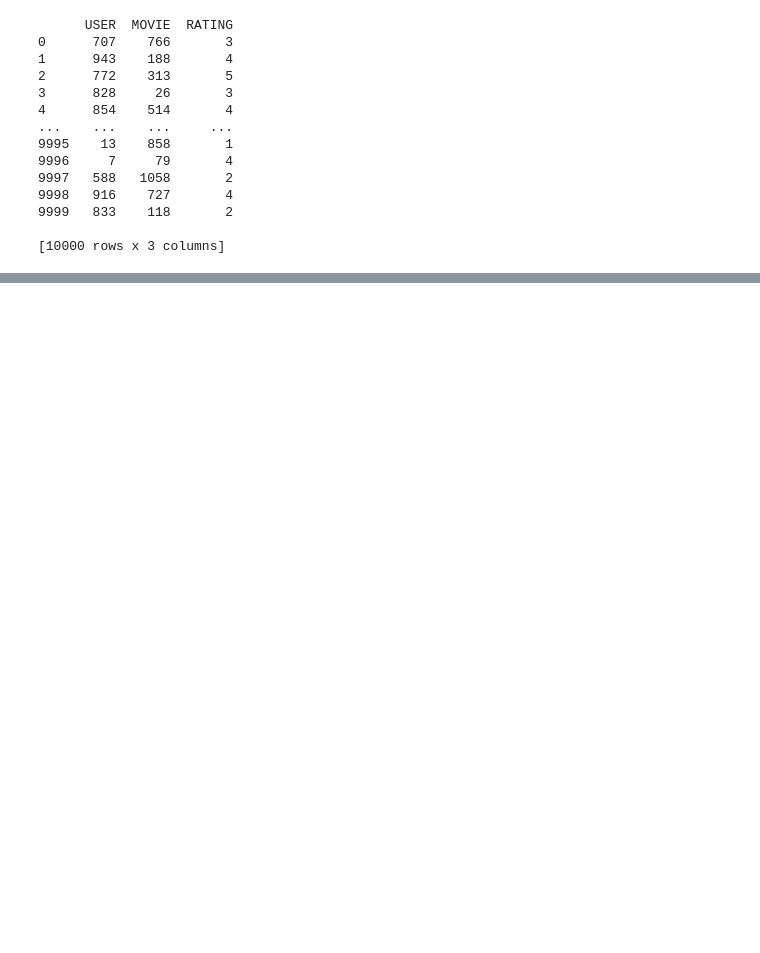
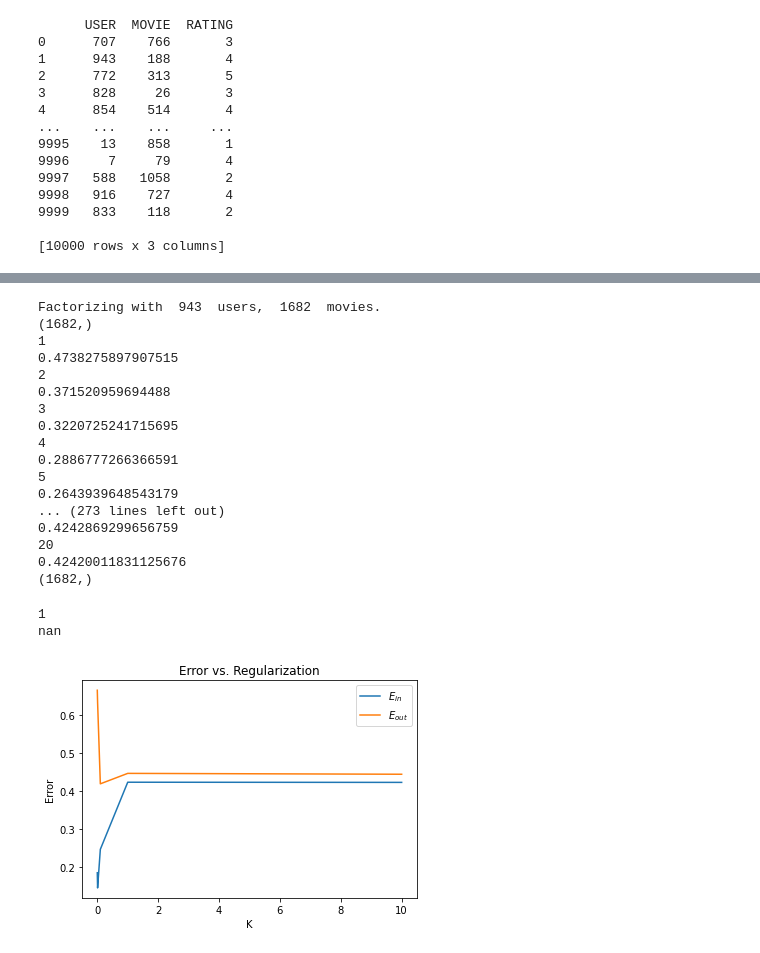
Before and after one commit to francescazfl/pandas, a Jupyter notebook: project2/nr_project2.ipynb, the cells around one changed output, grey strips where cells are left out. Cells and saved outputs as stored; diff of their text form; code cells hidden in the pictures; blank space fills up the shorter version.

```diff
--- a/project2/nr_project2.ipynb
+++ b/project2/nr_project2.ipynb
@@ -193,3 +193,51 @@ Factorizing with  943  users,  1682  movies.
+# %%
+print("Factorizing with ", M, " users, ", N, " movies.")
+K = 20
+regs = [0,0.01,0.1,1,10,100]
+eta = 0.03 # learning rate
+E_in = []
+E_out = []
+
+# Use to compute Ein and Eout
+U_best = []; V_best = []; a_best = []; b_best = [];
+cur_err = np.inf
+for reg in regs:
+    U,V,a,b, err = train_model(M, N, K, eta, reg, Y_train)
+    E_in.append(err)
+    test_err = get_err(U, V, Y_test,a,b)
+    E_out.append(test_err)
+    if test_err<cur_err:
+        U_best = U; V_best = V; a_best = a; b_best = b;
+        cur_err = test_err
+
+plt.plot(regs, E_in, label='$E_{in}$')
+plt.plot(regs, E_out, label='$E_{out}$')
+plt.title('Error vs. Regularization')
+plt.xlabel('K')
+plt.ylabel('Error')
+plt.legend()
+plt.savefig('2d.png')
+# %% [output]
+Factorizing with  943  users,  1682  movies.
+(1682,)
+1
+0.4738275897907515
+2
+0.371520959694488
+3
+0.3220725241715695
+4
+0.2886777266366591
+5
+0.2643939648543179
+... (273 lines left out)
+0.4242869299656759
+20
+0.42420011831125676
+(1682,)
+1
+nan
+[figure, added]
 # %%
 #Compute SVD;
 A,S,B = np.linalg.svd(V_best.T)
```
Also changed, not shown: parts of 7 cells of this notebook.
